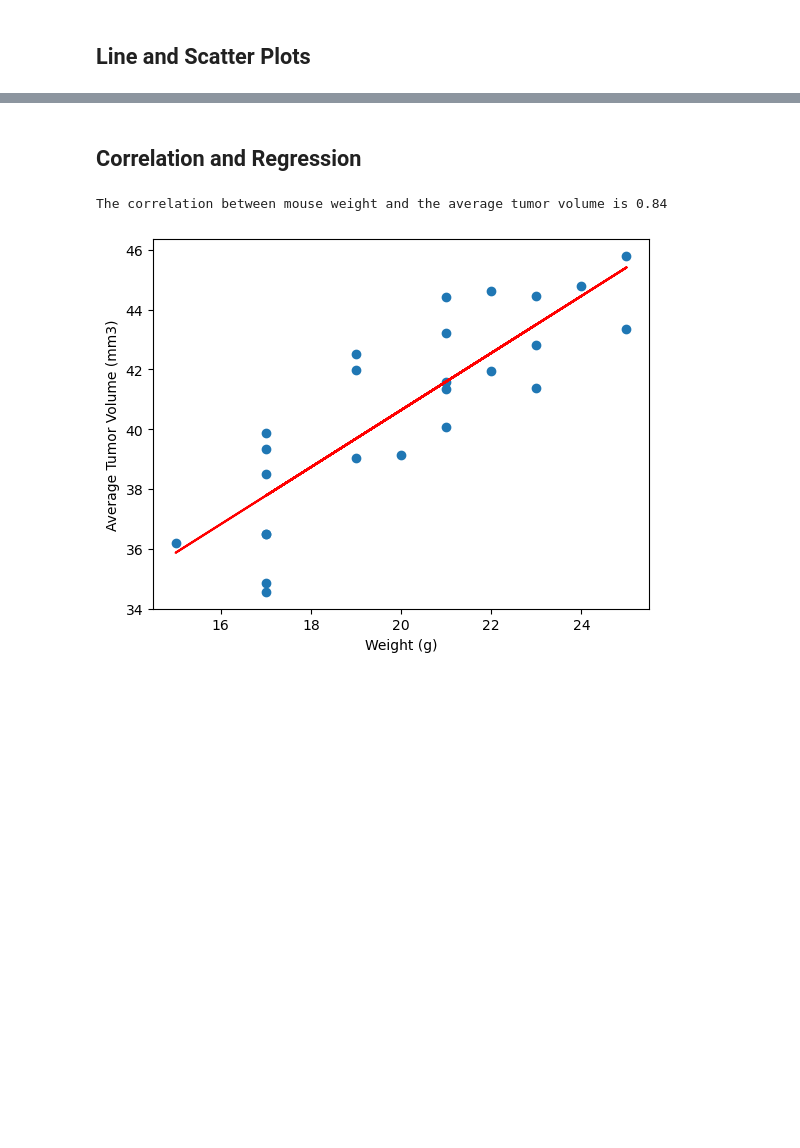
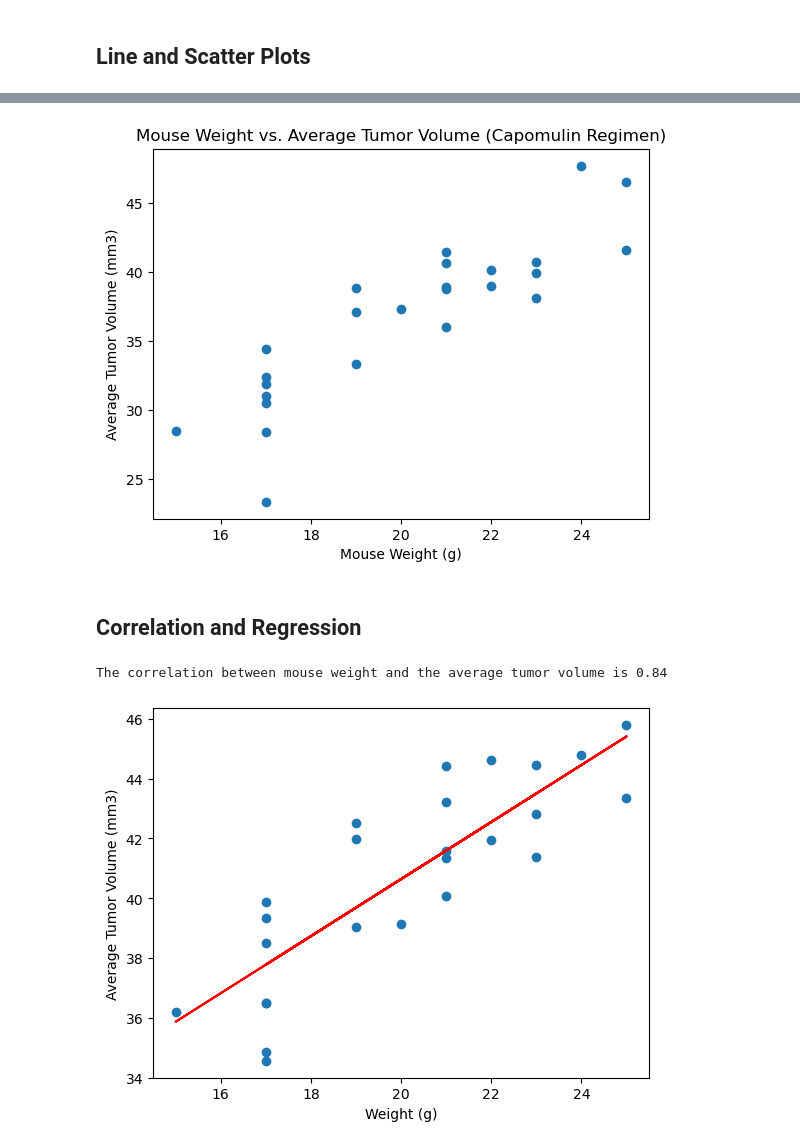
Before and after one commit to hhodek/DataVisChallenge, a Jupyter notebook: Pymaceuticals/pymaceuticals_starter.ipynb, the cells around one changed output, grey strips where cells are left out. Saved outputs shown, nothing was run; the diff lists cells and outputs as text; code cells hidden in the pictures; blank space fills up the shorter version.

```diff
--- a/Pymaceuticals/pymaceuticals_starter.ipynb
+++ b/Pymaceuticals/pymaceuticals_starter.ipynb
@@ -222,3 +284,28 @@ Ceftamin's potential outliers: Series([], Name: Tumor Volume (mm3), dtype: float
+# %%
+# Generate a scatter plot of mouse weight vs. the average observed tumor volume for the entire Capomulin regimen
+# Filter the data for Capomulin regimen
+capomulin_data = final_tumor_volumes[final_tumor_volumes["Drug Regimen"] == "Capomulin"]
+
+# Get the mouse weights
+mouse_weights = capomulin_data.groupby("Mouse ID")["Weight (g)"].mean()
+
+# Calculate the average observed tumor volume
+average_tumor_volume = capomulin_data.groupby("Mouse ID")["Tumor Volume (mm3)"].mean()
+
+# Generate the scatter plot
+plt.scatter(mouse_weights, average_tumor_volume)
+
+# Set the title and labels
+plt.title("Mouse Weight vs. Average Tumor Volume (Capomulin Regimen)")
+plt.xlabel("Mouse Weight (g)")
+plt.ylabel("Average Tumor Volume (mm3)")
+
+
+
+# Display the plot
+plt.show()
+# %% [output]
+[figure, added]
 # %% [markdown]
 ## Correlation and Regression
 # %%
```
Also changed, not shown: parts of 9 cells of this notebook.
